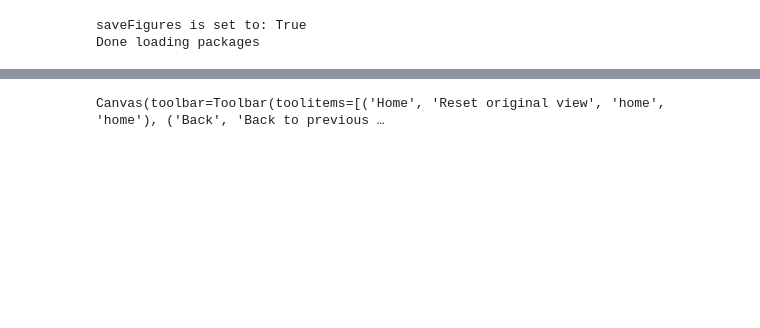
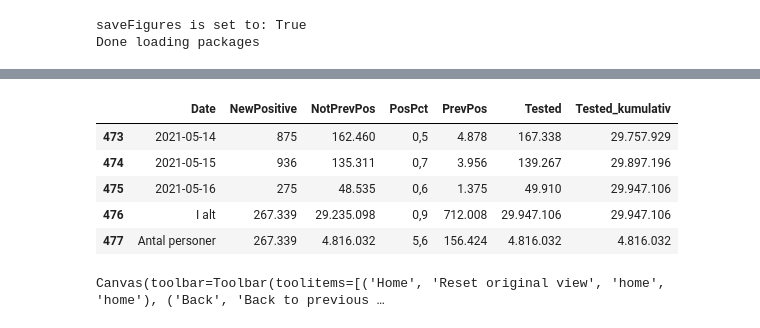
Before and after one commit to PandemiXcenter/PandemiX, a Jupyter notebook: DanskeData/data_investigation_notebook.ipynb, the cells around one changed output, grey strips where cells are left out. Drawn from its saved outputs; the diff is of its cells as text; code cells hidden in the pictures; blank space fills up the shorter version.

```diff
--- a/DanskeData/data_investigation_notebook.ipynb
+++ b/DanskeData/data_investigation_notebook.ipynb
@@ -77,6 +77,15 @@ fulldf = pd.read_csv(latestdir+'/Test_pos_over_time_antigen.csv',delimiter = ';'
 # # Cut out the last two rows of summary numbers
 dfPCR = fulldfPCR.iloc[:-2,:].copy()
 df = fulldf.iloc[:-2,:].copy()
+# %%
+fulldfPCR.tail()
+# %% [output]
+|  | Date | NewPositive | NotPrevPos | PosPct | PrevPos | Tested | Tested_kumulativ |
+| 473 | 2021-05-14 | 875 | 162.460 | 0,5 | 4.878 | 167.338 | 29.757.929 |
+| 474 | 2021-05-15 | 936 | 135.311 | 0,7 | 3.956 | 139.267 | 29.897.196 |
+| 475 | 2021-05-16 | 275 | 48.535 | 0,6 | 1.375 | 49.910 | 29.947.106 |
+| 476 | I alt | 267.339 | 29.235.098 | 0,9 | 712.008 | 29.947.106 | 29.947.106 |
+| 477 | Antal personer | 267.339 | 4.816.032 | 5,6 | 156.424 | 4.816.032 | 4.816.032 |
 # %%
 dfPCR["PosPct"] = pd.to_numeric(dfPCR["PosPct"].astype(str).apply(lambda x: x.replace(',','.')))
 dfPCR["Date"] = dfPCR["Date"].astype('datetime64[D]')
```
Also changed, not shown: parts of 5 cells of this notebook, 13 other files.
